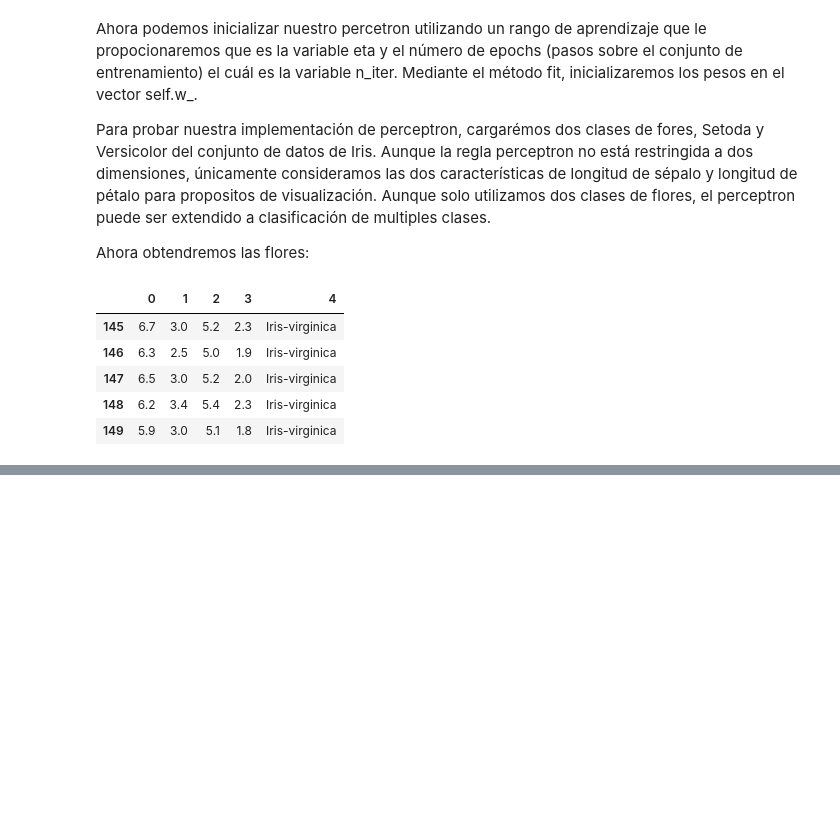
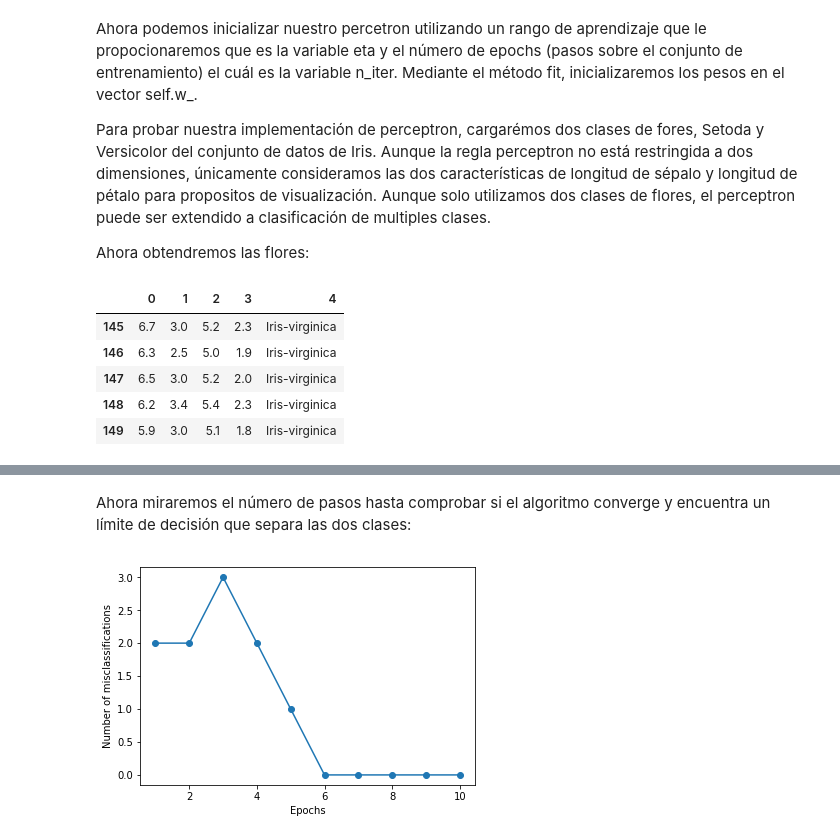
Before and after one commit to Jaicomp/Machine-Learning, a Jupyter notebook: spanish/Iris/Principal.ipynb, the cells around one changed output, grey strips where cells are left out. Cells and saved outputs as stored; diff of their text form; code cells hidden in the pictures; blank space fills up the shorter version.

```diff
--- a/spanish/Iris/Principal.ipynb
+++ b/spanish/Iris/Principal.ipynb
@@ -107,0 +162,11 @@ df.tail()
+# %% [markdown]
+Ahora miraremos el número de pasos hasta comprobar si el algoritmo converge y encuentra un límite de decisión que separa las dos clases:
+# %%
+ppn = Perceptron(eta=0.1, n_iter=10)
+ppn.fit(X, y)
+plt.plot(range(1, len(ppn.errors_)+1), ppn.errors_, marker='o')
+plt.xlabel('Epochs')
+plt.ylabel('Number of misclassifications')
+plt.show()
+# %% [output]
+[figure, added]
```
Also changed, not shown: parts of 7 cells of this notebook.
